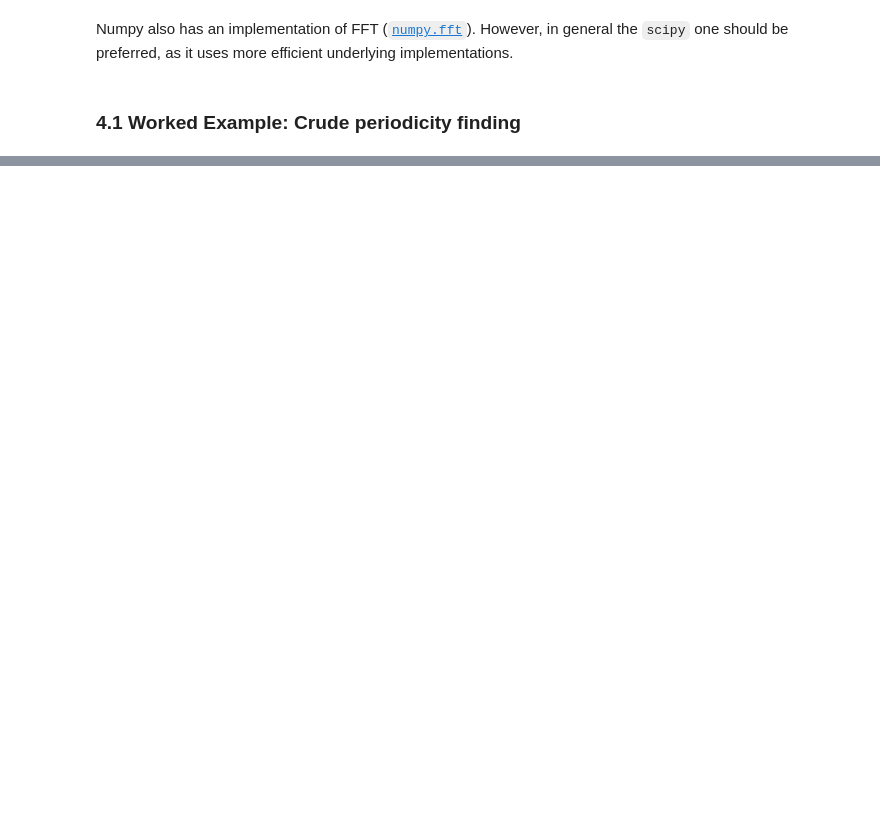
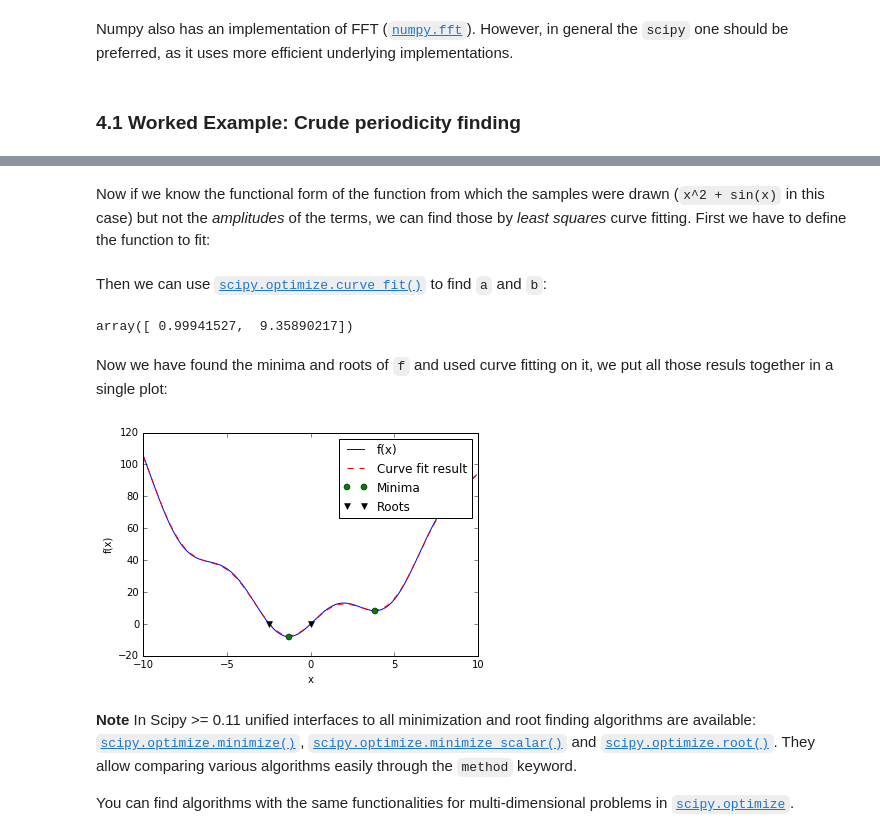
Before and after one commit to Jonathan-Adams2015/csci-2000-personal, a Jupyter notebook: scipy/scipy.ipynb, the cells around one changed output, grey strips where cells are left out. Drawn from its saved outputs; the diff is of its cells as text; code cells hidden in the pictures; blank space fills up the shorter version.

```diff
--- a/scipy/scipy.ipynb
+++ b/scipy/scipy.ipynb
@@ -344,0 +364,43 @@ TypeError: Image data can not convert to float
+# %%
+xdata = np.linspace(-10, 10, num=20)
+ydata = f(xdata) + np.random.randn(xdata.size)
+# %% [markdown]
+Now if we know the functional form of the function from which the samples were drawn (`x^2 + sin(x)` in this case) but not the _amplitudes_ of the terms, we can find those by _least squares_ curve fitting. First we have to define the function to fit:
+# %%
+def f2(x, a, b):
+    return a*x**2 + b*np.sin(x)
+# %% [markdown]
+Then we can use [`scipy.optimize.curve_fit()`](http://docs.scipy.org/doc/scipy/reference/generated/scipy.optimize.curve_fit.html#scipy.optimize.curve_fit) to find `a` and `b`:
+# %%
+guess = [2, 2]
+params, params_covariance = optimize.curve_fit(f2, xdata, ydata, guess)
+params
+# %% [output]
+array([ 0.99941527,  9.35890217])
+# %% [markdown]
+Now we have found the minima and roots of `f` and used curve fitting on it, we put all those resuls together in a single plot:
+# %%
+grid = (-10, 10, 0.1)
+xmin_global = optimize.brute(f, (grid,))
+xmin_local = optimize.fminbound(f, 0, 10)
+root = optimize.fsolve(f, 1)  # our initial guess is 1
+root2 = optimize.fsolve(f, -2.5)
+
+fig = plt.figure()
+ax = fig.add_subplot(111)
+ax.plot(x, f(x), 'b-', label="f(x)")
+ax.plot(x, f2(x, *params), 'r--', label="Curve fit result")
+xmins = np.array([xmin_global[0], xmin_local])
+ax.plot(xmins, f(xmins), 'go', label="Minima")
+roots = np.array([root, root2])
+ax.plot(roots, f(roots), 'kv', label="Roots")
+ax.legend()
+ax.set_xlabel('x')
+ax.set_ylabel('f(x)')
+plt.show()
+# %% [output]
+[figure, added]
+# %% [markdown]
+__Note__ In Scipy >= 0.11 unified interfaces to all minimization and root finding algorithms are available: [`scipy.optimize.minimize()`](http://docs.scipy.org/doc/scipy/reference/generated/scipy.optimize.minimize.html#scipy.optimize.minimize), [`scipy.optimize.minimize_scalar()`](http://docs.scipy.org/doc/scipy/reference/generated/scipy.optimize.minimize_scalar.html#scipy.optimize.minimize_scalar) and [`scipy.optimize.root()`](http://docs.scipy.org/doc/scipy/reference/generated/scipy.optimize.root.html#scipy.optimize.root). They allow comparing various algorithms easily through the `method` keyword.
+
+You can find algorithms with the same functionalities for multi-dimensional problems in [`scipy.optimize`](http://docs.scipy.org/doc/scipy/reference/optimize.html#module-scipy.optimize).
```
Also changed, not shown: parts of 93 cells of this notebook.
